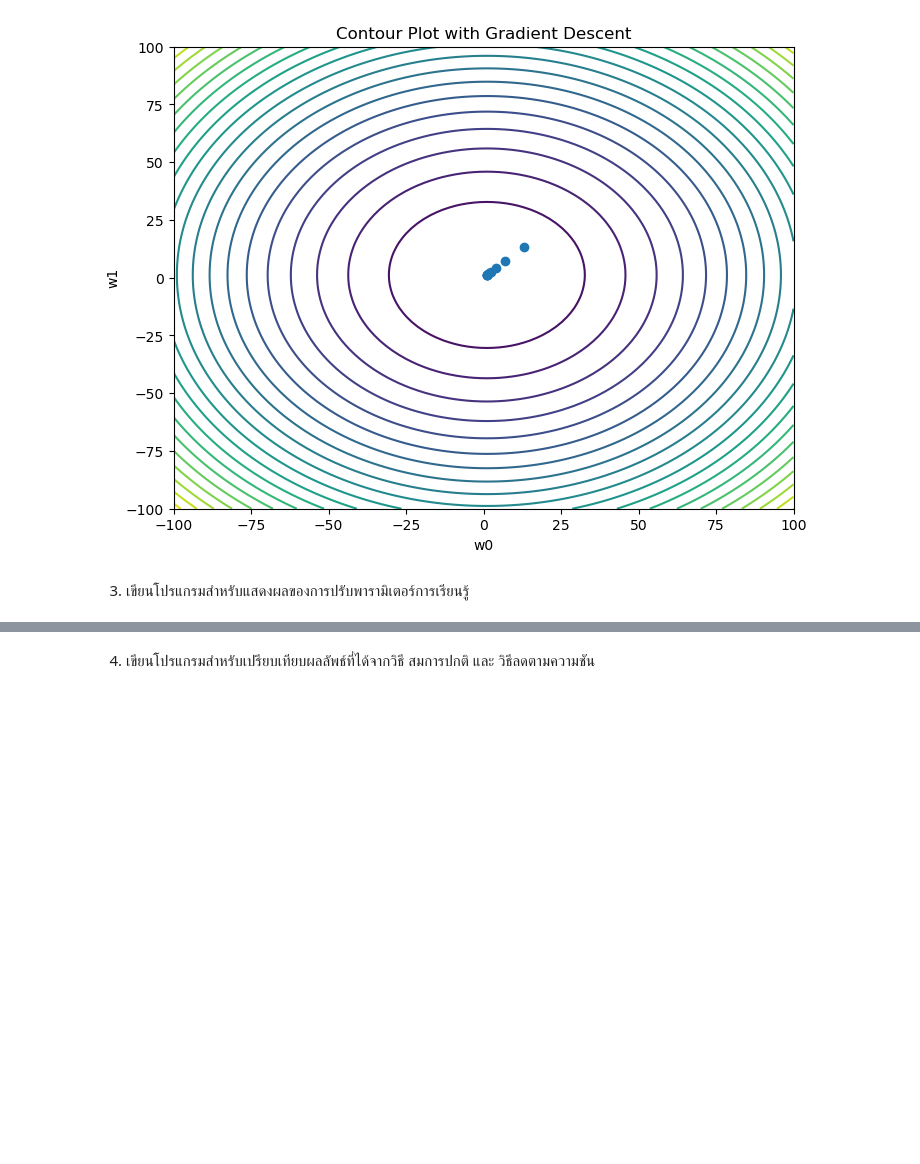
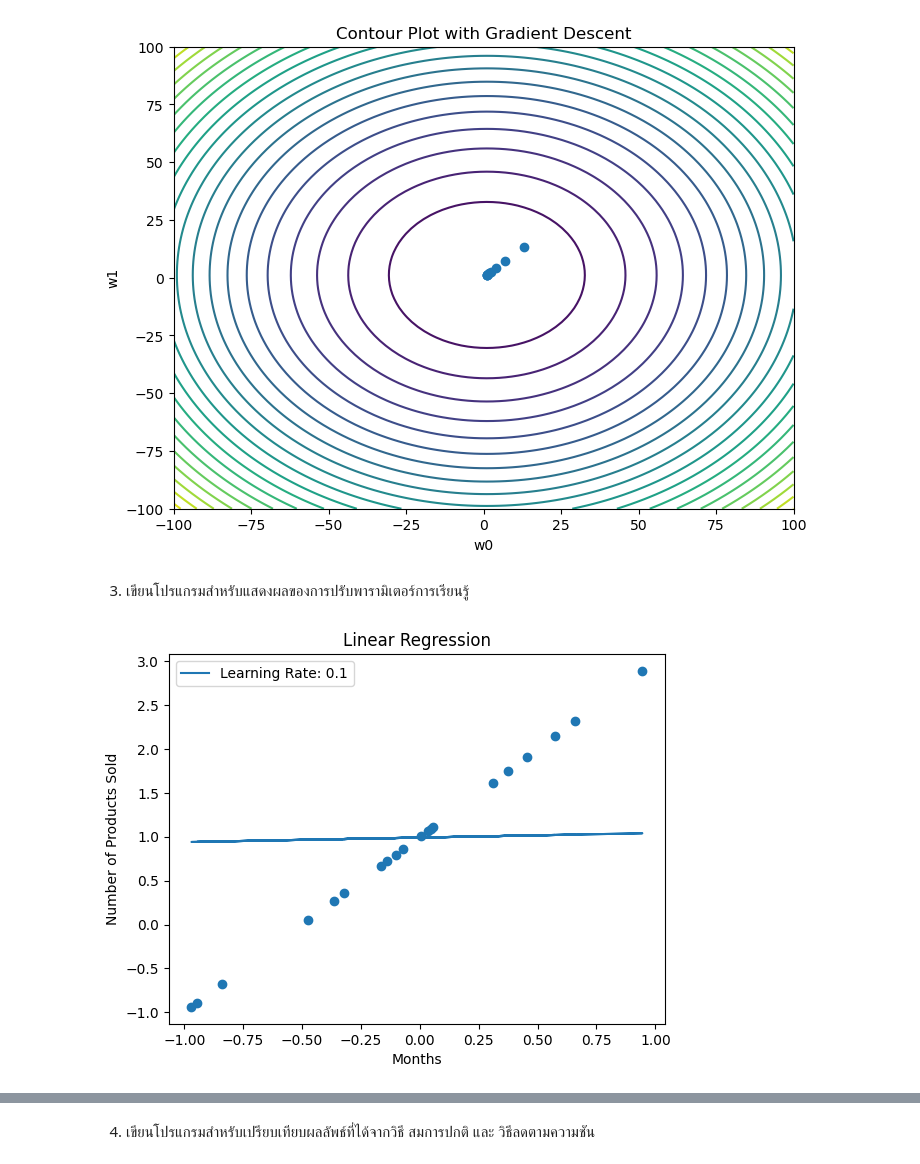
Before and after one commit to BestTP/Machine_Learning, a Jupyter notebook: Linear Regression.ipynb, the cells around one changed output, grey strips where cells are left out. Cells and saved outputs as stored; diff of their text form; code cells hidden in the pictures; blank space fills up the shorter version.

Commit message:
add Learning rate to Linear Regressionipynb

```diff
--- a/Linear Regression.ipynb
+++ b/Linear Regression.ipynb
@@ -150,3 +150,84 @@ round to optimize : 10
 [figure]
 # %% [markdown]
 3. เขียนโปรแกรมสำหรับแสดงผลของการปรับพารามิเตอร์การเรียนรู้
+# %%
+import numpy as np
+import matplotlib.pyplot as plt
+
+
+
+x = np.random.uniform(-1, 1, size=(20, 1))
+y = 2*x+1
+
+list_w0 = []
+list_w1 = []
+
+def MSE (w0,w1):
+    S = 0
+    for i in range(len(x)):
+        S = S + ((w0 + w1*x[i])-y[i])**2
+    return S/(2*len(x))
+
+def Fw0 (w0,w1):
+    S = 0
+    for i in range(len(x)):
+        S = S + ((w0 + w1*x[i])-y[i])
+    return S
+
+def Fw1 (w0,w1):
+    S = 0
+    for i in range(len(x)):
+        S = S + ((w0 + w1*x[i])-y[i]) * x[i]
+    return S
+
+
+def Gradient_Descent(w0, w1, alpha):
+    mse = float('inf')
+    threshold = 0.8
+    while mse > threshold:
+        w0 = w0 - (alpha / len(x)) * Fw0(w0, w1)
+        w1 = w1 - (alpha / len(x)) * Fw1(w0, w1)
+        mse = MSE(w0, w1)
+        list_w0.append(w0)
+        list_w1.append(w1)
+    return w0, w1
+
+# def display_results_all(learning_rate):  #This code will plot graphs in subplot
+#     import math
+#     j = 1
+#     n=len(learning_rate)
+#     n_rows=2
+#     n_cols=math.ceil(n / n_rows)
+#     fig = plt.figure(figsize=(10 * n_cols, 8 * n_rows))
+#     for rate in learning_rate:
+#         w0, w1 = Gradient_Descent(1, 0, rate)
+#         fig.add_subplot(n_rows, n_cols, j)
+#         plt.scatter(x, y,color = 'green', alpha=.2)
+#         plt.plot(x, [w0 + w1 * i for i in x], label=f'Learning Rate: {rate}')
+#         plt.xlabel('Months')
+#         plt.ylabel('Number of Products Sold')
+#         plt.xlim(-1,1)
+#         plt.ylim(-1,3)
+#         plt.title('Linear Regression')
+#         plt.legend()
+#         j +=1
+# display_results_all([0.1, 0.5,1, 1.5,1.75,2])
+
+def display_results(learning_rate):
+    w0, w1 = Gradient_Descent(1, 0, learning_rate)   #wo,w1 = 1,0 is init value
+
+    plt.scatter(x, y)
+    plt.plot(x, [w0 + w1 * i for i in x], label=f'Learning Rate: {learning_rate}')
+    plt.xlabel('Months')
+    plt.ylabel('Number of Products Sold')
+    plt.title('Linear Regression')
+    plt.legend()
+    plt.show()
+
+
+learning_rates = [0.1, 0.5,1, 1.5,1.75,2]
+
+for lr in learning_rates:
+    display_results(lr)
+# %% [output]
+[figure, added]
```
Also changed, not shown: parts of 1 cell of this notebook.
